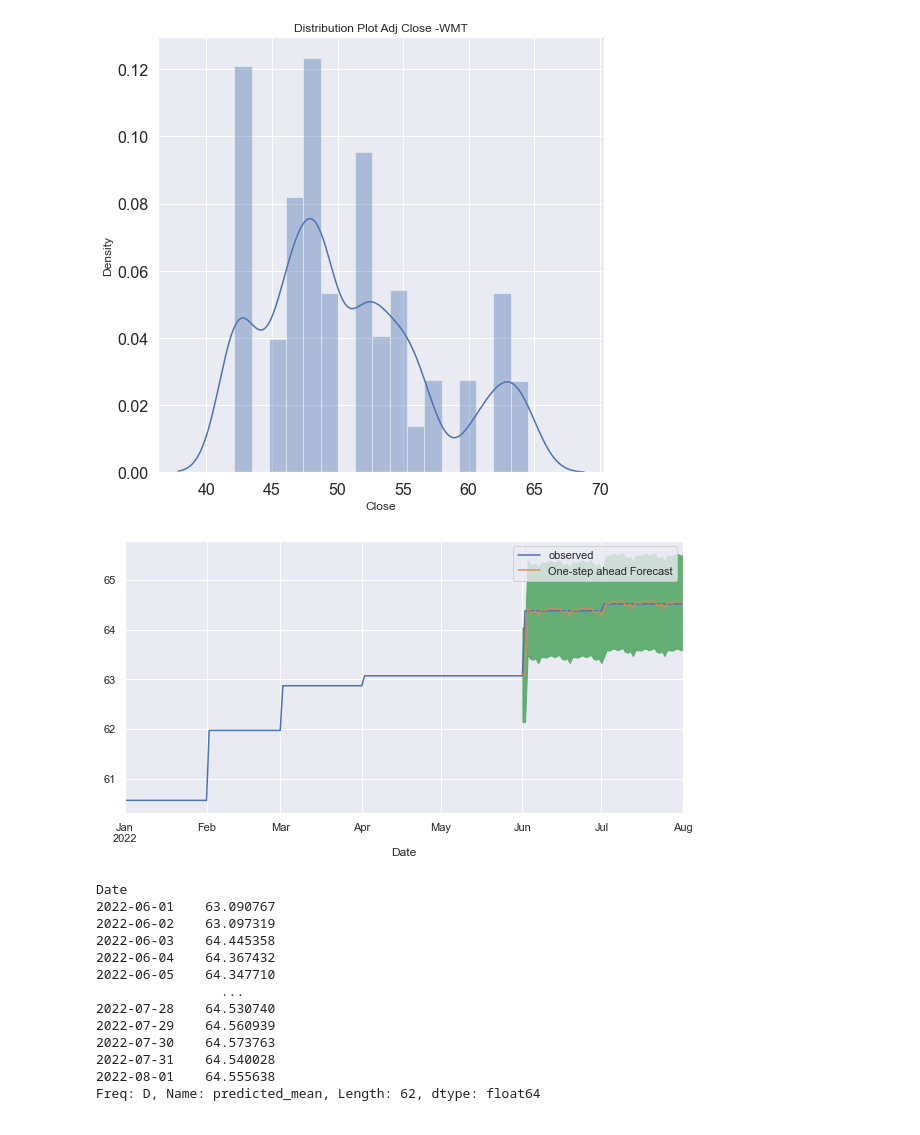
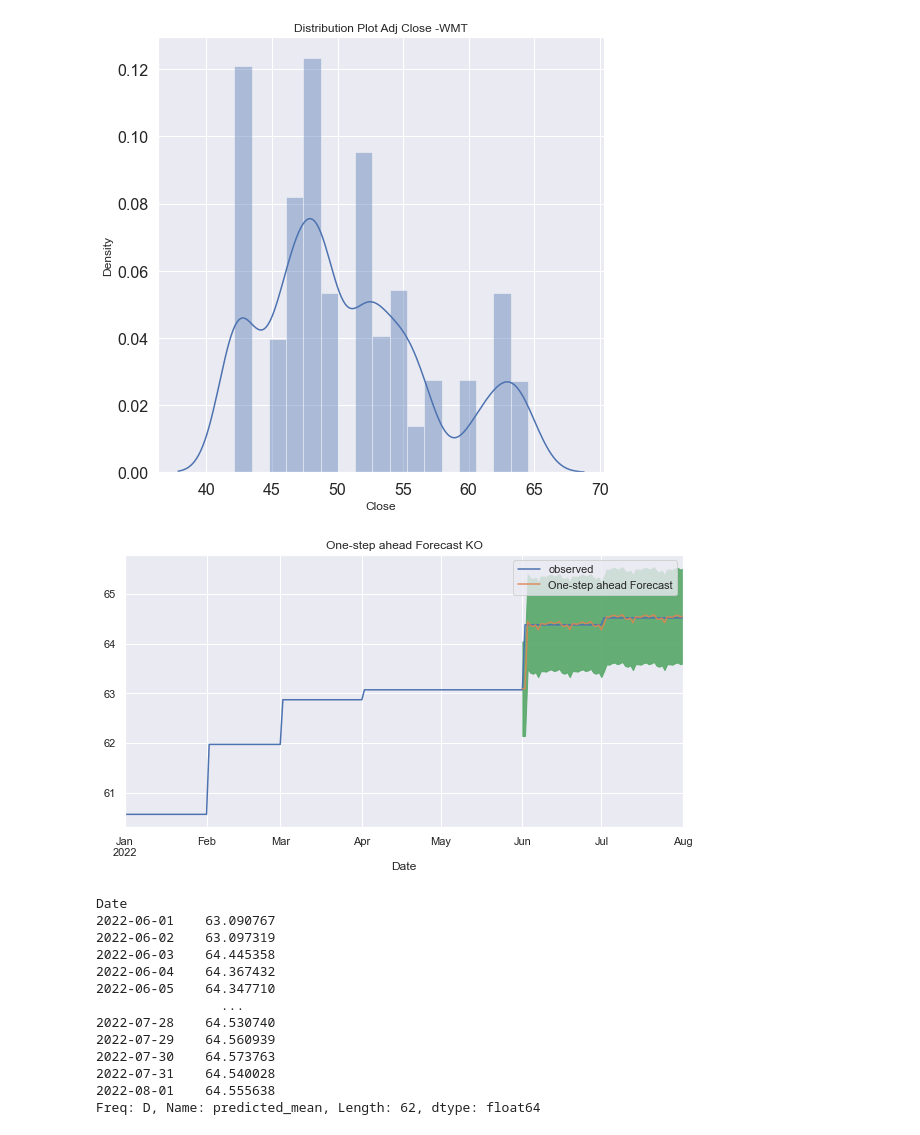
Before and after one commit to ashakeri92/Capstone, a Jupyter notebook: Analysis.ipynb, the cells around one changed output. Drawn from its saved outputs; the diff is of its cells as text; code cells hidden in the pictures.

```diff
--- a/Analysis.ipynb
+++ b/Analysis.ipynb
@@ -1023,27 +1023,28 @@ pred_conf = pred.conf_int()
 # %%
 # Plot real vs predicted values along with confidence interval
 
 rcParams['figure.figsize'] = (10, 5)
 
 # Plot observed values
 ax = ko_new['2022':].plot(label='observed')
 
 # Plot predicted values
 pred.predicted_mean.plot(ax=ax, label='One-step ahead Forecast', alpha=0.9)
 
 # Plot the range for confidence intervals
 ax.fill_between(pred_conf.index,
                 pred_conf.iloc[:, 0],
                 pred_conf.iloc[:, 1], color='g', alpha=0.9)
 
 # Set axes labels
 ax.set_xlabel('Date')
 ax.set_ylabel('')
+ax.set_title('One-step ahead Forecast KO')
 plt.legend()
 
 plt.show()
 # %% [output]
-[figure, old version]
+[figure, new version]
 # %%
 pred.predicted_mean
 # %% [output]
```
Also changed, not shown: parts of 11 cells of this notebook, 27 other files.
